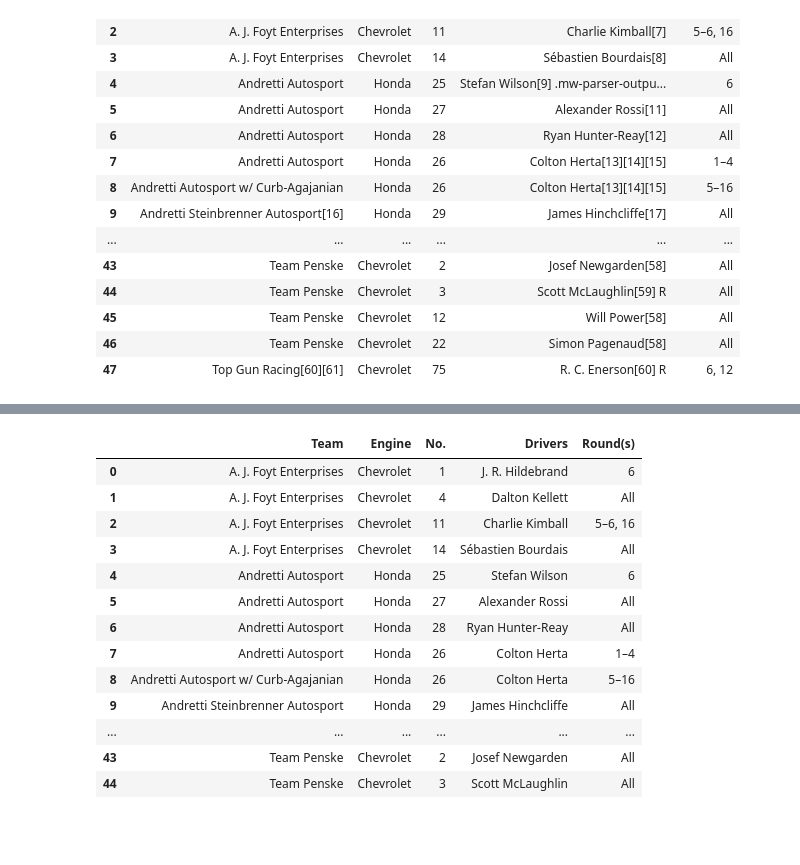
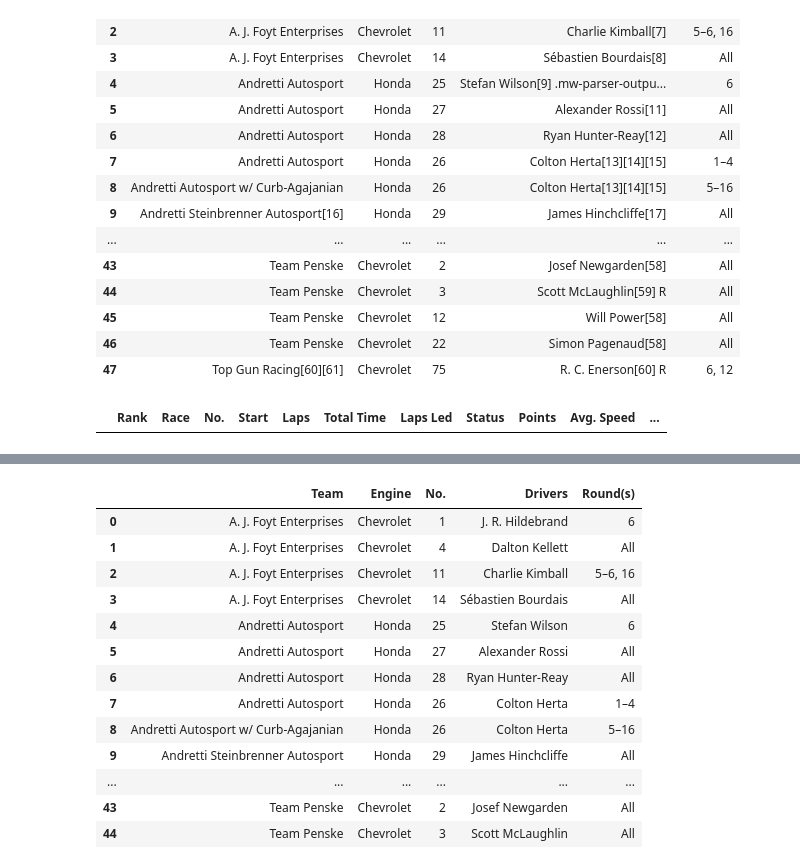
Before and after one commit to kztrp/MotorsportStats, a Jupyter notebook: IndycarCalendarImporter.ipynb, the cells around one changed output, grey strips where cells are left out. Drawn from its saved outputs; the diff is of its cells as text; code cells hidden in the pictures; blank space fills up the shorter version.

```diff
--- a/IndycarCalendarImporter.ipynb
+++ b/IndycarCalendarImporter.ipynb
@@ -22,6 +22,11 @@ tables[1]
 | 45 | Team Penske | Chevrolet | 12 | Will Power[58] | All |
 | 46 | Team Penske | Chevrolet | 22 | Simon Pagenaud[58] | All |
 | 47 | Top Gun Racing[60][61] | Chevrolet | 75 | R. C. Enerson[60] R | 6, 12 |
+# %%
+tables = pd.read_html('https://www.indycar.com/Results')
+tables[1]
+# %% [output]
+|  | Rank | Race | No. | Start | Laps | Total Time | Laps Led | Status | Points | Avg. Speed | ... |
 # %%
 season = 2021
 lineups = tables[1].copy()
```
Also changed, not shown: 4 other files.
